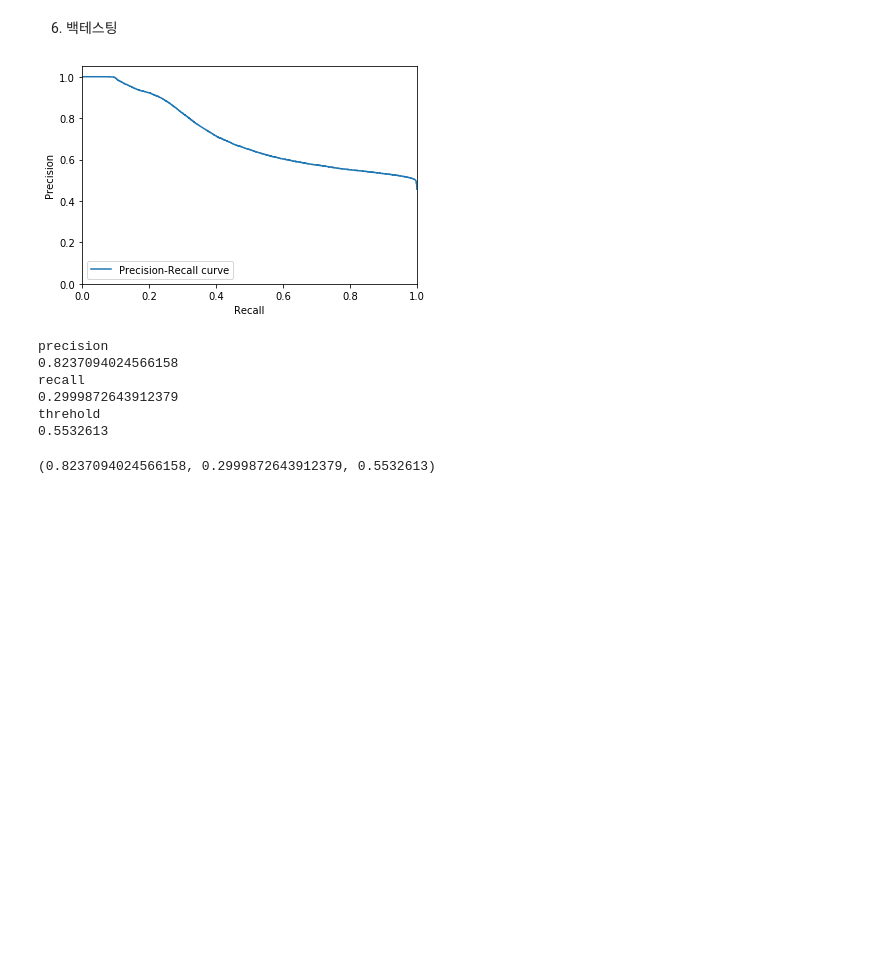
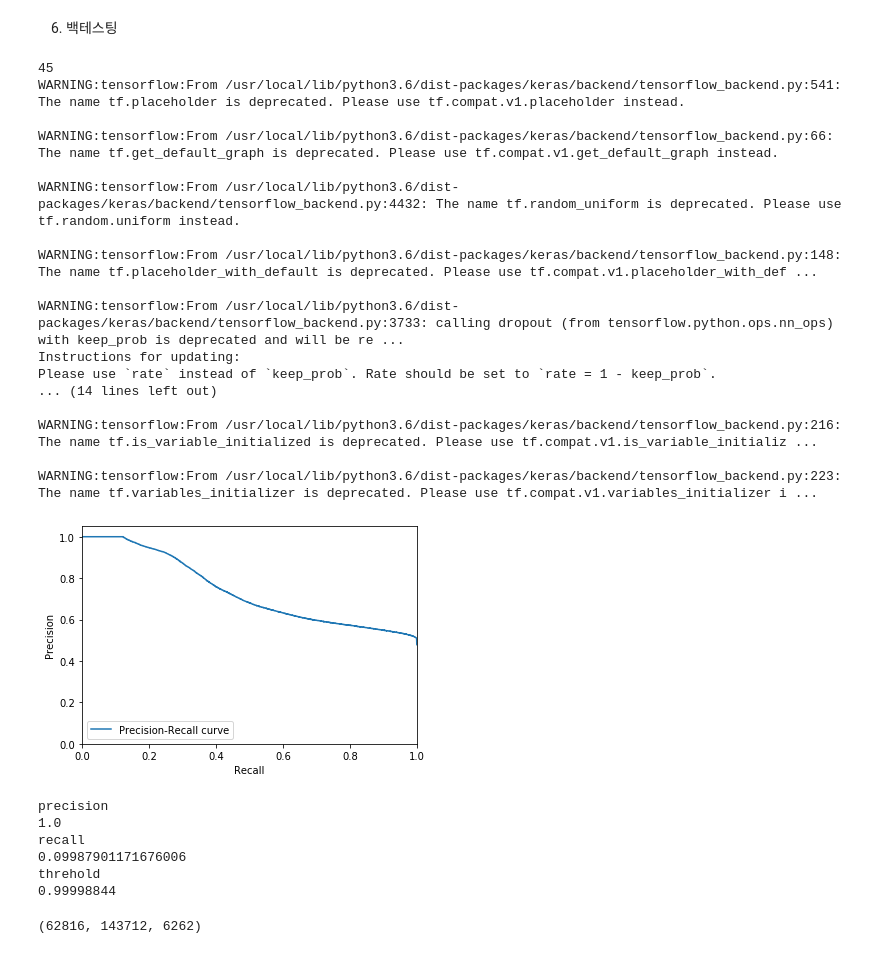
Before and after one commit to lhw0772/deepstock, a Jupyter notebook: onecode_predict_kospi_ipynb의_사본.ipynb, the cells around one changed output. Cells and saved outputs as stored; diff of their text form; code cells hidden in the pictures; blank space fills up the shorter version.

```diff
--- a/onecode_predict_kospi_ipynb의_사본.ipynb
+++ b/onecode_predict_kospi_ipynb의_사본.ipynb
@@ -271,7 +271,7 @@ def draw_pr_curve(model_name,test_x,test_y,_epoch,th):
     model=load_model_arch(model_name)
     model=load_model_ckpt(model,model_name,_epoch)
 
-    predict = model.predict(test_x)
+    predict = model.predict(test_x,batch_size=10240)
     y_scores=predict[:,1]
     y_true=test_y[:,1]
     precision, recall, thresholds = precision_recall_curve(y_true, y_scores)
@@ -293,24 +293,72 @@ def draw_pr_curve(model_name,test_x,test_y,_epoch,th):
     print ('threhold')
     print (thresholds[idx])
 
-    return precision[idx],recall[idx],thresholds[idx]
+    return precision[idx],recall[idx],thresholds[idx],y_true,y_scores
 
+def pick_best_model(model_name,test_x,test_y,max_epoch):
 
+  acc_list=[]
+  loss_list=[]
+  epoch_list=[]
 
-#draw_pr_curve('m1',data[2],data[3],1,0.1)
+  model=load_model_arch(model_name)
+
+  for epoch in range(1,max_epoch):
+    model=load_model_ckpt(model,model_name,epoch)
+    loss,acc=model.evaluate(test_x,test_y,batch_size=10240)
+    acc_list.append(acc)
+    loss_list.append(loss)
+    epoch_list.append(epoch)
+
+  plt.plot(epoch_list,acc_list,color='green')
+  plt.plot(epoch_list,loss_list,color='red')
+  plt.show()
+
+  best_idx = np.array(acc_list).argmax()
+
+  return (np.array(acc_list).argmax()+1,acc_list[best_idx],loss_list[best_idx])
 # %% [markdown]
 6. 백테스팅
-# %%
-data=load_data('d1')
-#draw_pr_curve('m1',data[2],data[3],1,0.1)
-draw_pr_curve('m1',data[2],data[3],2,0.3)
-# %% [output]
-[figure, removed]
-precision
-0.8237094024566158
-recall
-0.2999872643912379
-threhold
-0.5532613
-(0.8237094024566158, 0.2999872643912379, 0.5532613)
+# %%
+MAX_EPOCH = 79
+DATA_NAME = 'd1'
+MODEL_NAME = 'm1'
+MIN_RECALL = 0.1
+
+data=load_data(DATA_NAME)
+# epoch,acc,val=pick_best_model(MODEL_NAME,data[2],data[3],MAX_EPOCH)
+# print (epoch,acc,val)
+
+epoch=45
+print (epoch)
+precision,recall,threshold,y_true,y_scores=draw_pr_curve(MODEL_NAME,data[2],data[3],epoch,MIN_RECALL)
+# %% [output]
+45
+WARNING:tensorflow:From /usr/local/lib/python3.6/dist-packages/keras/backend/tensorflow_backend.py:541: The name tf.placeholder is deprecated. Please use tf.compat.v1.placeholder instead.
+
+WARNING:tensorflow:From /usr/local/lib/python3.6/dist-packages/keras/backend/tensorflow_backend.py:66: The name tf.get_default_graph is deprecated. Please use tf.compat.v1.get_default_graph instead.
+
+WARNING:tensorflow:From /usr/local/lib/python3.6/dist-packages/keras/backend/tensorflow_backend.py:4432: The name tf.random_uniform is deprecated. Please use tf.random.uniform instead.
+
+WARNING:tensorflow:From /usr/local/lib/python3.6/dist-packages/keras/backend/tensorflow_backend.py:148: The name tf.placeholder_with_default is deprecated. Please use tf.compat.v1.placeholder_with_def ...
+
+WARNING:tensorflow:From /usr/local/lib/python3.6/dist-packages/keras/backend/tensorflow_backend.py:3733: calling dropout (from tensorflow.python.ops.nn_ops) with keep_prob is deprecated and will be re ...
+Instructions for updating:
+Please use `rate` instead of `keep_prob`. Rate should be set to `rate = 1 - keep_prob`.
+... (14 lines left out)
+
+WARNING:tensorflow:From /usr/local/lib/python3.6/dist-packages/keras/backend/tensorflow_backend.py:216: The name tf.is_variable_initialized is deprecated. Please use tf.compat.v1.is_variable_initializ ...
+
+WARNING:tensorflow:From /usr/local/lib/python3.6/dist-packages/keras/backend/tensorflow_backend.py:223: The name tf.variables_initializer is deprecated. Please use tf.compat.v1.variables_initializer i ...
+[figure, added]
+precision
+1.0
+recall
+0.09987901171676006
+threhold
+0.99998844
+# %%
+y_true[y_true==1].size,y_scores.size ,y_scores[y_scores>threshold].size
+# %% [output]
+(62816, 143712, 6262)
 # %%
```
Also changed, not shown: parts of 2 cells of this notebook.
